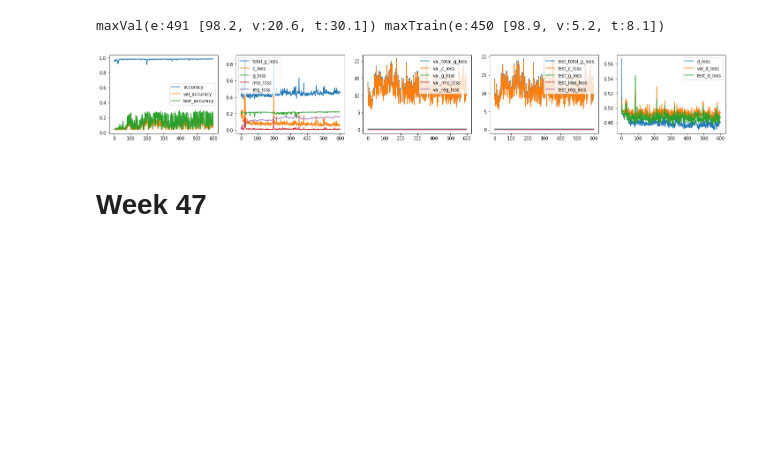
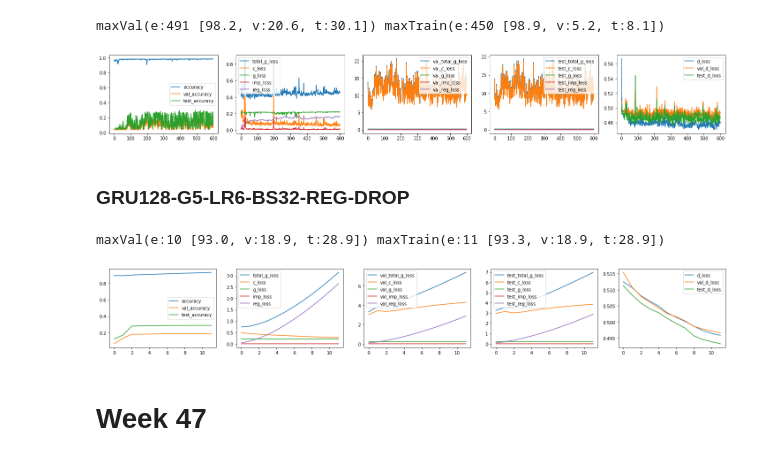
Before and after one commit to dnldsht/AJ-RNN, a Jupyter notebook: res.ipynb, the cells around one changed output. Saved outputs shown, nothing was run; the diff lists cells and outputs as text; code cells hidden in the pictures; blank space fills up the shorter version.

Commit message:
wip: week48

```diff
--- a/res.ipynb
+++ b/res.ipynb
@@ -175,6 +175,13 @@ plot_all(get_metrics('results/week48/GRU128-G1-LR3-BS32-REG/seed89')) # imac
 # %% [output]
 maxVal(e:491 [98.2, v:20.6, t:30.1]) maxTrain(e:450 [98.9, v:5.2, t:8.1])
 [figure]
+# %% [markdown]
+### GRU128-G5-LR6-BS32-REG-DROP
+# %%
+plot_all(get_metrics('results/week48/GRU128-G5-LR6-BS32-REG-DROP/seed89')) # imac
+# %% [output]
+maxVal(e:10 [93.0, v:18.9, t:28.9]) maxTrain(e:11 [93.3, v:18.9, t:28.9])
+[figure, added]
 # %% [markdown]
 # Week 47
 # %%
```
Also changed, not shown: 1 other file.
